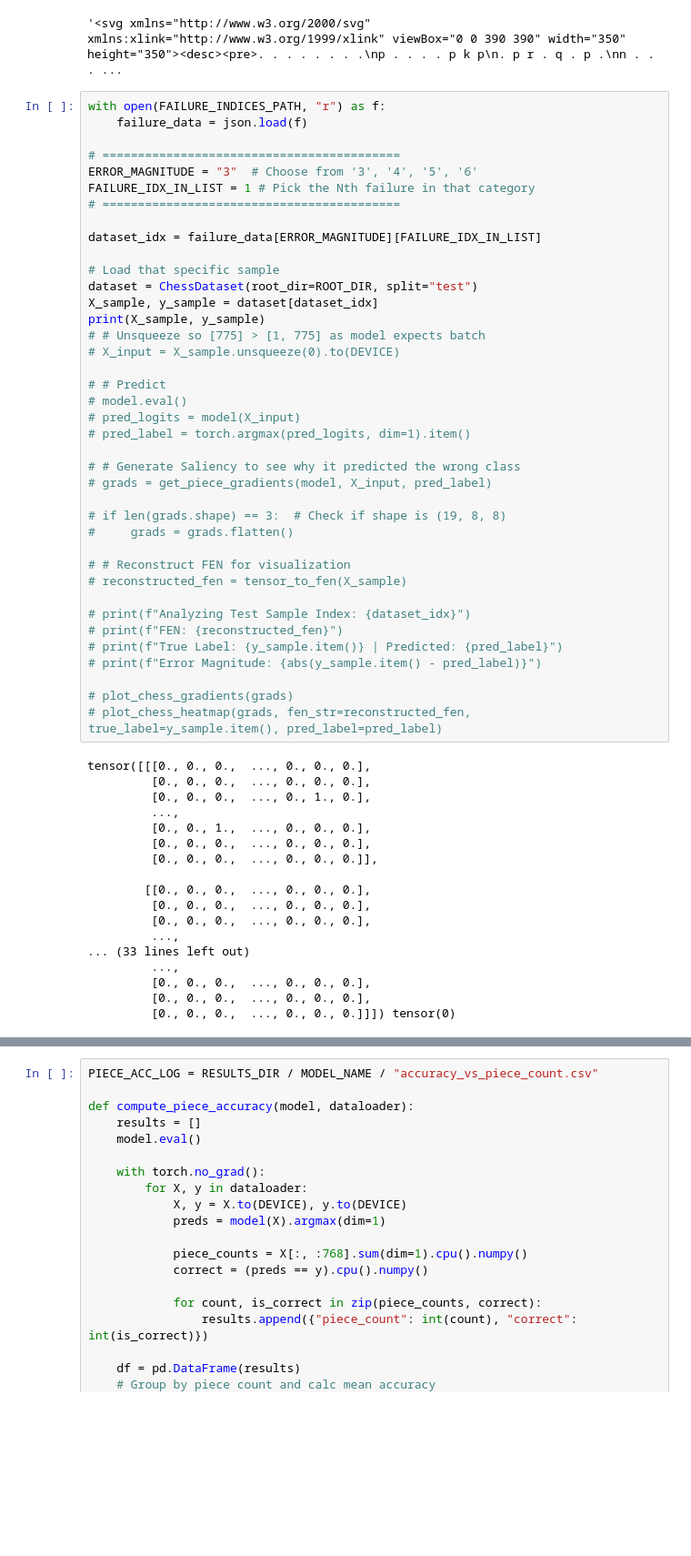
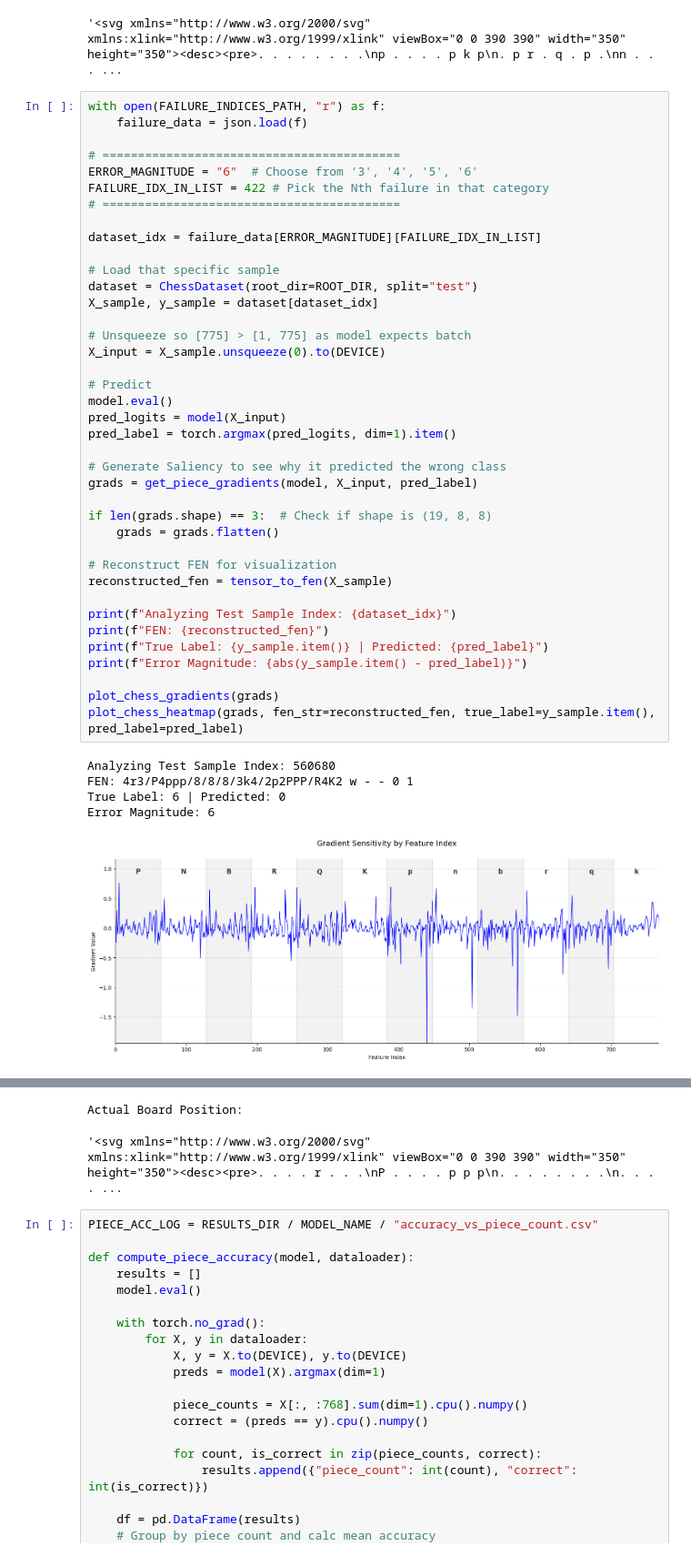
Before and after one commit to wang-yuancheng/chess, a Jupyter notebook: 05_model_evaluation_transformer.ipynb, the cells around one changed output, grey strips where cells are left out. Shown at 91% size. Saved outputs shown, nothing was run; the diff lists cells and outputs as text; blank space fills up the shorter version.

```diff
--- a/05_model_evaluation_transformer.ipynb
+++ b/05_model_evaluation_transformer.ipynb
@@ -388,57 +388,45 @@ Actual Board Position:
 # %%
 with open(FAILURE_INDICES_PATH, "r") as f:
     failure_data = json.load(f)
 
 # ==========================================
-ERROR_MAGNITUDE = "3"  # Choose from '3', '4', '5', '6'
-FAILURE_IDX_IN_LIST = 1 # Pick the Nth failure in that category
+ERROR_MAGNITUDE = "6"  # Choose from '3', '4', '5', '6'
+FAILURE_IDX_IN_LIST = 422 # Pick the Nth failure in that category
 # ==========================================
 
 dataset_idx = failure_data[ERROR_MAGNITUDE][FAILURE_IDX_IN_LIST]
 
 # Load that specific sample
 dataset = ChessDataset(root_dir=ROOT_DIR, split="test")
 X_sample, y_sample = dataset[dataset_idx]
-print(X_sample, y_sample)
-# # Unsqueeze so [775] > [1, 775] as model expects batch
-# X_input = X_sample.unsqueeze(0).to(DEVICE)
 
-# # Predict
-# model.eval()
-# pred_logits = model(X_input)
-# pred_label = torch.argmax(pred_logits, dim=1).item()
+# Unsqueeze so [775] > [1, 775] as model expects batch
+X_input = X_sample.unsqueeze(0).to(DEVICE)
 
-# # Generate Saliency to see why it predicted the wrong class
-# grads = get_piece_gradients(model, X_input, pred_label)
+# Predict
+model.eval()
+pred_logits = model(X_input)
+pred_label = torch.argmax(pred_logits, dim=1).item()
 
-# if len(grads.shape) == 3:  # Check if shape is (19, 8, 8)
-#     grads = grads.flatten()
+# Generate Saliency to see why it predicted the wrong class
+grads = get_piece_gradients(model, X_input, pred_label)
 
-# # Reconstruct FEN for visualization
-# reconstructed_fen = tensor_to_fen(X_sample)
+if len(grads.shape) == 3:  # Check if shape is (19, 8, 8)
+    grads = grads.flatten()
 
-# print(f"Analyzing Test Sample Index: {dataset_idx}")
-# print(f"FEN: {reconstructed_fen}")
-# print(f"True Label: {y_sample.item()} | Predicted: {pred_label}")
-# print(f"Error Magnitude: {abs(y_sample.item() - pred_label)}")
+# Reconstruct FEN for visualization
+reconstructed_fen = tensor_to_fen(X_sample)
 
-# plot_chess_gradients(grads)
-# plot_chess_heatmap(grads, fen_str=reconstructed_fen, true_label=y_sample.item(), pred_label=pred_label)
+print(f"Analyzing Test Sample Index: {dataset_idx}")
+print(f"FEN: {reconstructed_fen}")
+print(f"True Label: {y_sample.item()} | Predicted: {pred_label}")
+print(f"Error Magnitude: {abs(y_sample.item() - pred_label)}")
+
+plot_chess_gradients(grads)
+plot_chess_heatmap(grads, fen_str=reconstructed_fen, true_label=y_sample.item(), pred_label=pred_label)
 # %% [output]
-tensor([[[0., 0., 0.,  ..., 0., 0., 0.],
-         [0., 0., 0.,  ..., 0., 0., 0.],
-         [0., 0., 0.,  ..., 0., 1., 0.],
-         ...,
-         [0., 0., 1.,  ..., 0., 0., 0.],
-         [0., 0., 0.,  ..., 0., 0., 0.],
-         [0., 0., 0.,  ..., 0., 0., 0.]],
-
-        [[0., 0., 0.,  ..., 0., 0., 0.],
-         [0., 0., 0.,  ..., 0., 0., 0.],
-         [0., 0., 0.,  ..., 0., 0., 0.],
-         ...,
-... (33 lines left out)
-         ...,
-         [0., 0., 0.,  ..., 0., 0., 0.],
-         [0., 0., 0.,  ..., 0., 0., 0.],
-         [0., 0., 0.,  ..., 0., 0., 0.]]]) tensor(0)
+Analyzing Test Sample Index: 560680
+FEN: 4r3/P4ppp/8/8/8/3k4/2p2PPP/R4K2 w - - 0 1
+True Label: 6 | Predicted: 0
+Error Magnitude: 6
+[figure, added]
@@ -445,3 +434,5 @@ tensor([[[0., 0., 0.,  ..., 0., 0., 0.],
+Actual Board Position:
+'<svg xmlns="http://www.w3.org/2000/svg" xmlns:xlink="http://www.w3.org/1999/xlink" viewBox="0 0 390 390" width="350" height="350"><desc><pre>. . . . r . . .\nP . . . . p p p\n. . . . . . . .\n. . . . ...
 # %%
 PIECE_ACC_LOG = RESULTS_DIR / MODEL_NAME / "accuracy_vs_piece_count.csv"
 
```
Also changed, not shown: parts of 1 cell of this notebook.
